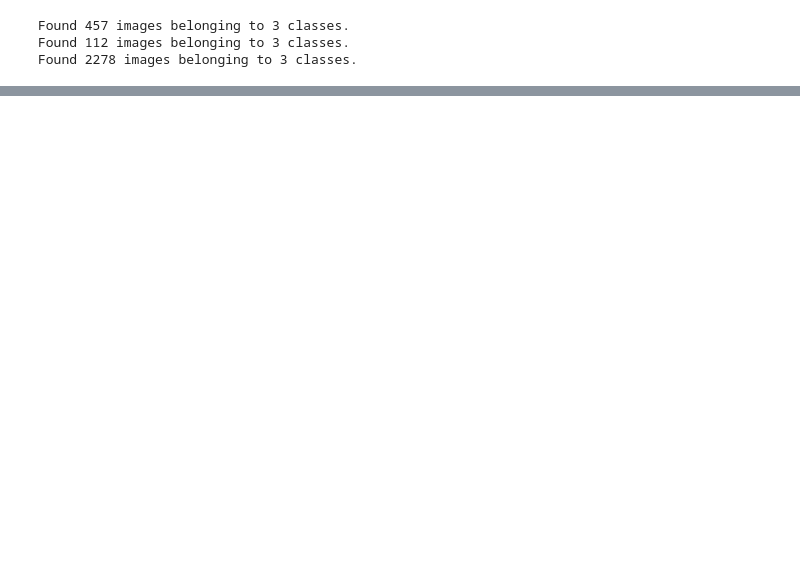
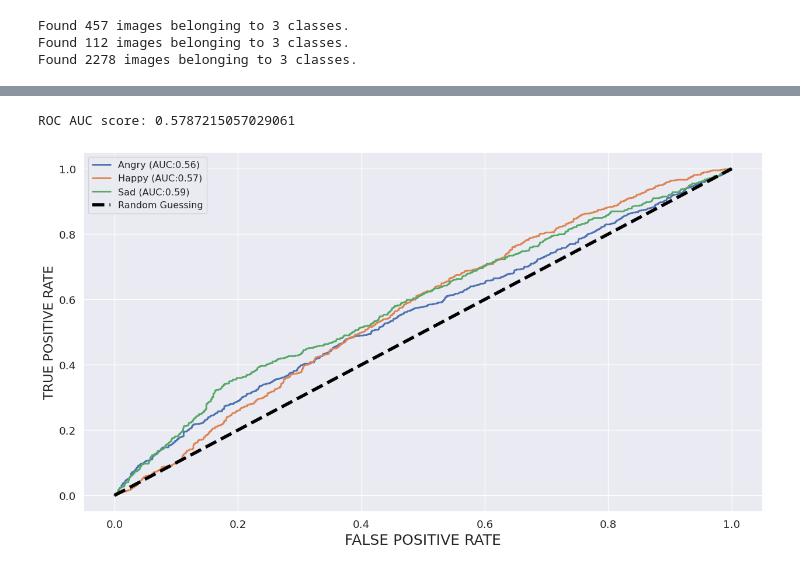
Before and after one commit to WawanWidiantara/Convolutional-Neural-Network, a Jupyter notebook: experiment/zidan/Resnetv2.ipynb, the cells around one changed output, grey strips where cells are left out. Saved outputs shown, nothing was run; the diff lists cells and outputs as text; code cells hidden in the pictures; blank space fills up the shorter version.

```diff
--- a/experiment/zidan/Resnetv2.ipynb
+++ b/experiment/zidan/Resnetv2.ipynb
@@ -264,0 +328,22 @@ Downloading data from https://storage.googleapis.com/tensorflow/keras-applicatio
+# %%
+# Multiclass AUC Curve
+fig, c_ax = plt.subplots(1,1, figsize = (15,8))
+
+def multiclass_roc_auc_score(y_test, y_pred, average="macro"):
+    lb = LabelBinarizer()
+    lb.fit(y_test)
+    y_test = lb.transform(y_test)
+    for (idx, c_label) in enumerate(CLASS_LABELS):
+        fpr, tpr, thresholds = roc_curve(y_test[:,idx].astype(int), y_pred[:,idx])
+        c_ax.plot(fpr, tpr,lw=2, label = '%s (AUC:%0.2f)'  % (c_label, auc(fpr, tpr)))
+    c_ax.plot(fpr, fpr, 'black',linestyle='dashed', lw=4, label = 'Random Guessing')
+    return roc_auc_score(y_test, y_pred, average=average)
+
+print('ROC AUC score:', multiclass_roc_auc_score(y_test , preds  , average = "micro"))
+plt.xlabel('FALSE POSITIVE RATE', fontsize=18)
+plt.ylabel('TRUE POSITIVE RATE', fontsize=16)
+plt.legend(fontsize = 11.5)
+plt.show()
+# %% [output]
+ROC AUC score: 0.5787215057029061
+[figure, added]
```
Also changed, not shown: parts of 16 cells of this notebook.
